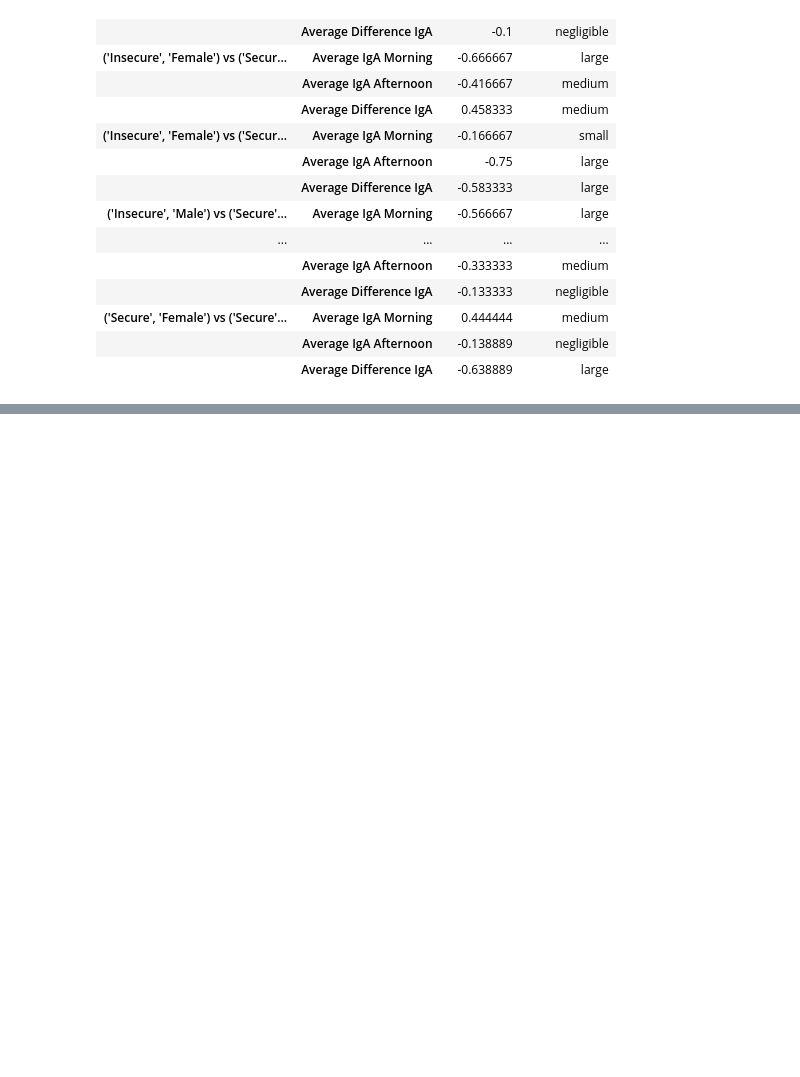
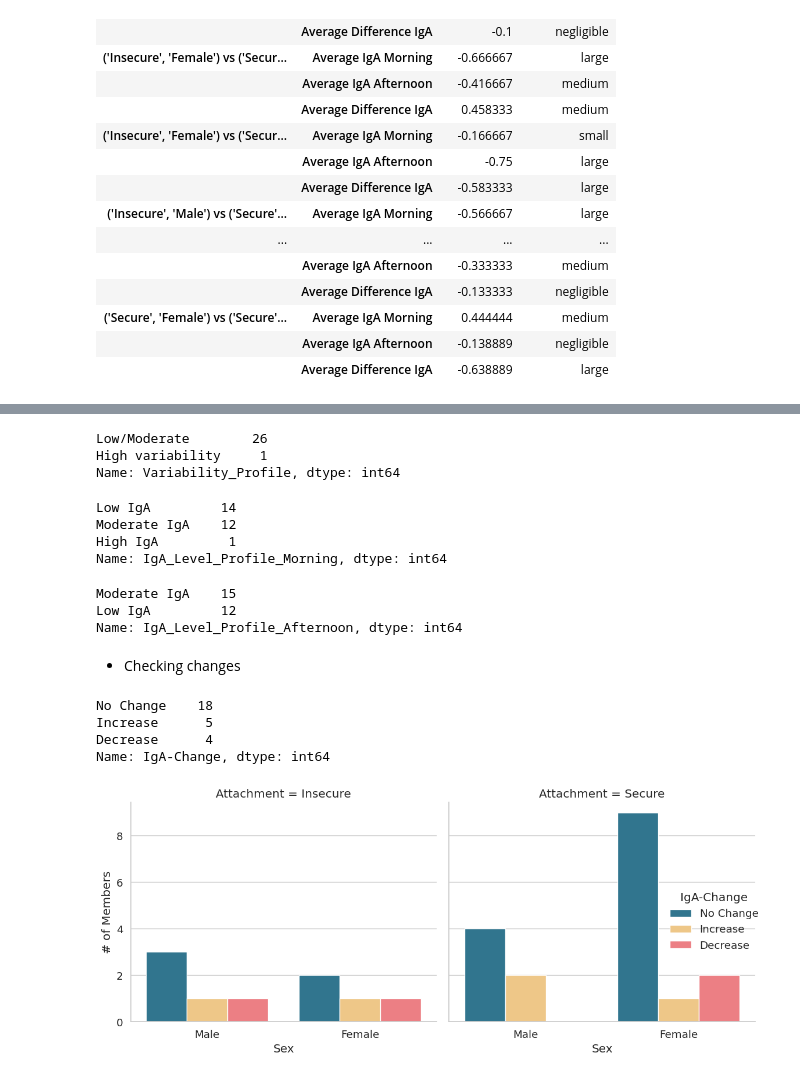
Before and after one commit to dMedinaO/IgA_attachment_analysis, a Jupyter notebook: scripts/3_descriptive_analysis_IGA.ipynb, the cells around one changed output, grey strips where cells are left out. Cells and saved outputs as stored; diff of their text form; code cells hidden in the pictures; blank space fills up the shorter version.

```diff
--- a/scripts/3_descriptive_analysis_IGA.ipynb
+++ b/scripts/3_descriptive_analysis_IGA.ipynb
@@ -393,0 +614,8 @@ combined_cliffs_df
+# %%
+df_data_clean["Variability_Profile"] = df_data_clean["Average Difference IgA"].apply(
+    lambda x: "High variability" if x > 50 else "Low/Moderate"
+)
+
+df_data_clean["IgA_Level_Profile_Morning"] = df_data_clean["Average IgA Morning"].apply(classify_iga_level)
+df_data_clean["IgA_Level_Profile_Afternoon"] = df_data_clean["Average IgA Afternoon"].apply(classify_iga_level)
+df_data_clean.head(5)
@@ -393,0 +629,62 @@ combined_cliffs_df
+# %%
+df_data_clean["Variability_Profile"].value_counts()
+# %% [output]
+Low/Moderate        26
+High variability     1
+Name: Variability_Profile, dtype: int64
+# %%
+df_data_clean["IgA_Level_Profile_Morning"].value_counts()
+# %% [output]
+Low IgA         14
+Moderate IgA    12
+High IgA         1
+Name: IgA_Level_Profile_Morning, dtype: int64
+# %%
+df_data_clean["IgA_Level_Profile_Afternoon"].value_counts()
+# %% [output]
+Moderate IgA    15
+Low IgA         12
+Name: IgA_Level_Profile_Afternoon, dtype: int64
+# %% [markdown]
+- Checking changes
+# %%
+changing_data = []
+for index in df_data_clean.index:
+    change = ""
+    morning = df_data_clean["IgA_Level_Profile_Morning"][index]
+    afternoon = df_data_clean["IgA_Level_Profile_Afternoon"][index]
+
+    if morning == afternoon:
+        change = "No Change"
+    elif (morning == "Low IgA" and afternoon in ["Moderate IgA", "High IgA"]) or (morning == "Moderate IgA" and afternoon == "High IgA"):
+        change = "Increase"
+    elif (morning == "Moderate IgA" and afternoon == "Low IgA") or (morning == "High IgA" and afternoon == "Moderate IgA"):
+        change = "Decrease"
+    else:
+        change = "check"
+
+    changing_data.append(change)
+
+df_data_clean["IgA-Change"] = changing_data
+df_data_clean["IgA-Change"].value_counts()
+# %% [output]
+No Change    18
+Increase      5
+Decrease      4
+Name: IgA-Change, dtype: int64
+# %%
+g = sns.catplot(
+    data=df_data_clean,
+    kind="count",
+    x="Gender",
+    hue="IgA-Change",
+    col="Attachment",
+    palette=["#227C9D", "#FFCB77", "#FE6D73"]
+)
+
+g.set_axis_labels("Sex", "# of Members")
+g._legend.set_title("IgA-Change")
+plt.tight_layout()
+plt.show()
+# %% [output]
+[figure, added]
```
Also changed, not shown: parts of 31 cells of this notebook.
